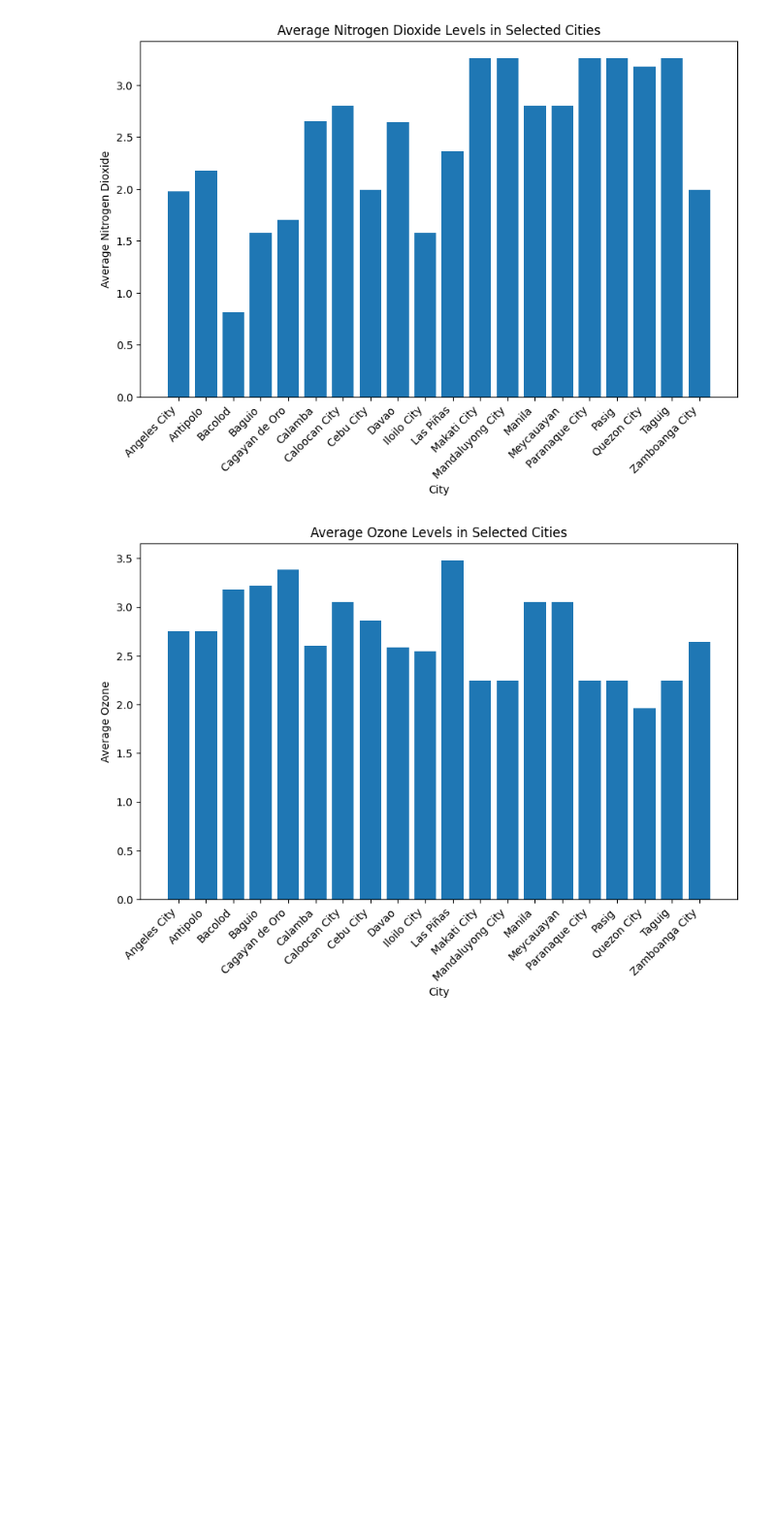
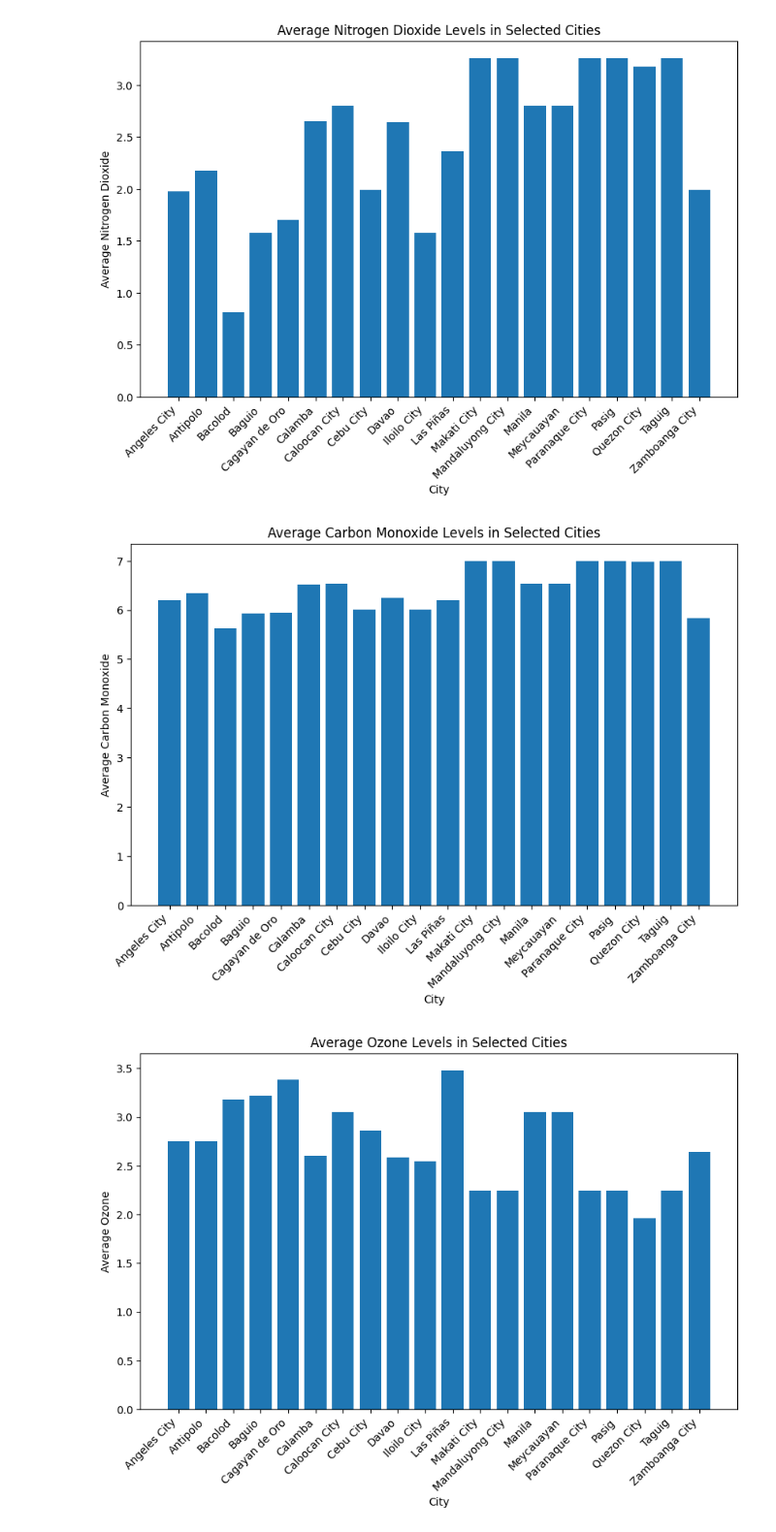
Before and after one commit to ParantarUrielAlexis/Spotify-Analysis, a Jupyter notebook: data.ipynb, the cells around one changed output. Shown at 97% size. Drawn from its saved outputs; the diff is of its cells as text; code cells hidden in the pictures; blank space fills up the shorter version.

Commit message:
added Carbon Monoxide

```diff
--- a/data.ipynb
+++ b/data.ipynb
@@ -289,6 +289,24 @@ plt.xticks(rotation=45, ha='right')
 plt.show()
 # %% [output]
 [figure]
+# %%
+# Select the desired pollutant (e.g., 'components.nh3') and convert 'datetime' to datetime type
+pollutant_CO= 'components.co'
+pollutant_CO_rename = 'Carbon Monoxide'
+filtered_df.loc[:,pollutant_CO] = np.log(filtered_df[pollutant_CO] + 1)
+# Group data by city and calculate the average pollutant level
+average_CO = filtered_df.groupby('city_name')[pollutant_CO].mean()
+
+# Plot the average pollutant levels for each city
+plt.figure(figsize=(10, 6))
+plt.bar(average_CO.index, average_CO.values)
+plt.xlabel('City')
+plt.ylabel(f'Average {pollutant_CO_rename}')
+plt.title(f'Average {pollutant_CO_rename} Levels in Selected Cities')
+plt.xticks(rotation=45, ha='right')
+plt.show()
+# %% [output]
+[figure, added]
 # %%
 # Select the desired pollutant (e.g., 'components.nh3') and convert 'datetime' to datetime type
 pollutant_O3= 'components.o3'
```
